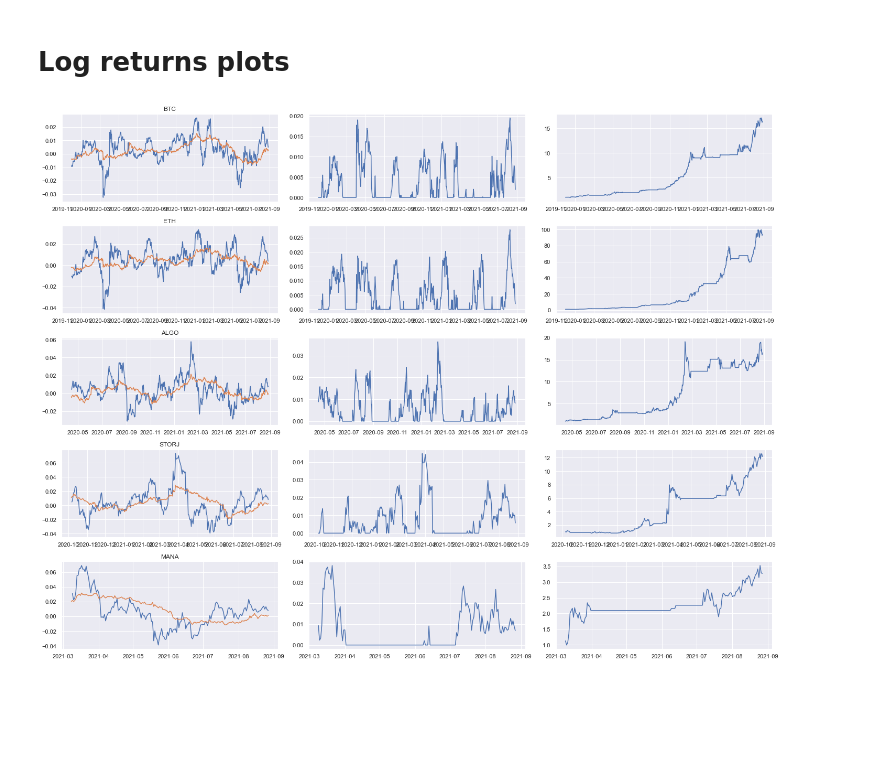
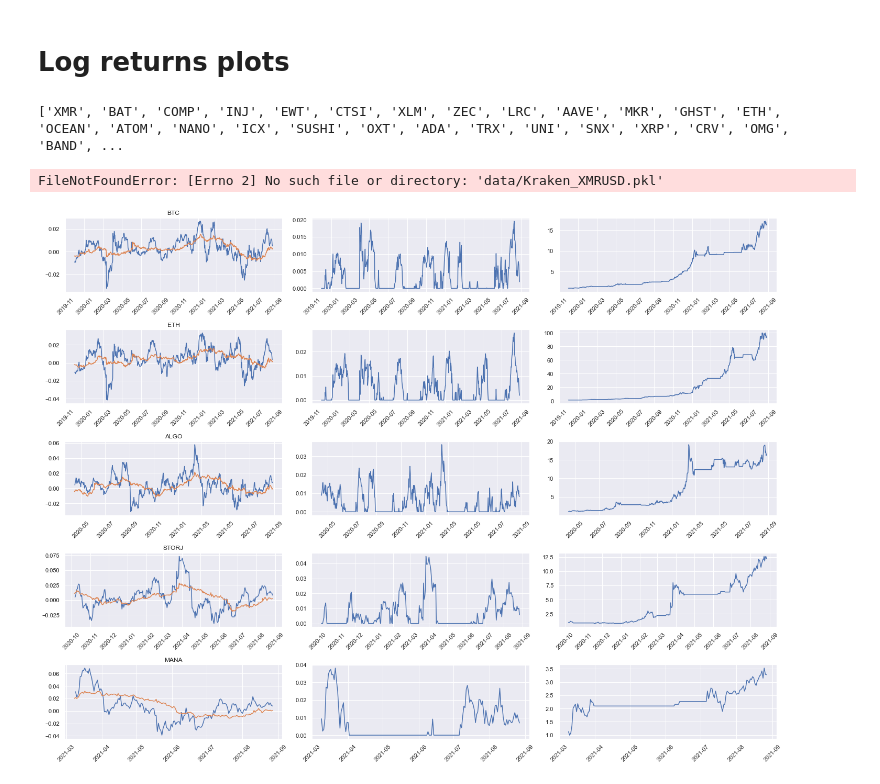
Before and after one commit to johannesfs/FreyStyler.crypto, a Jupyter notebook: notebooks/Crypto momentum.ipynb, the cells around one changed output. Drawn from its saved outputs; the diff is of its cells as text; code cells hidden in the pictures; blank space fills up the shorter version.

```diff
--- a/notebooks/Crypto momentum.ipynb
+++ b/notebooks/Crypto momentum.ipynb
@@ -13,18 +13,25 @@ sns.set_theme()
 short_window = 21
 long_window = 84
 
-currencies = ["BTC", "ETH", "ALGO", "STORJ", "MANA"]
+with open("data/pairs.pkl", "rb") as file:
+    currencies = pkl.load(file)
+print(currencies)
+#currencies = ["BTC", "ETH", "ALGO", "STORJ", "MANA"]
 data = {}
 
 for currency in currencies:
     with open(f"data/Kraken_{currency}USD.pkl", "rb") as file:
         data[currency] = pkl.load(file)
+# %% [output]
+['XMR', 'BAT', 'COMP', 'INJ', 'EWT', 'CTSI', 'XLM', 'ZEC', 'LRC', 'AAVE', 'MKR', 'GHST', 'ETH', 'OCEAN', 'ATOM', 'NANO', 'ICX', 'SUSHI', 'OXT', 'ADA', 'TRX', 'UNI', 'SNX', 'XRP', 'CRV', 'OMG', 'BAND', ...
+FileNotFoundError: [Errno 2] No such file or directory: 'data/Kraken_XMRUSD.pkl'
 # %%
 def plot_signal(log_returns):
     signal = log_returns["log_returns"].rolling(window=short_window).mean() - log_returns["log_returns"].rolling(window=long_window).mean()
     signal = signal[long_window:]
     plt.plot(log_returns["log_returns"].rolling(window=short_window).mean()[long_window:])
     plt.plot(log_returns["log_returns"].rolling(window=long_window).mean())
+    plt.xticks(rotation=45)
     signal[signal<=0] = 0
     return signal
 # %%
@@ -35,19 +42,21 @@ def calc_performance(signal, returns):
 # %%
 f = plt.figure(figsize=(20, len(data)*3))
 gs = f.add_gridspec(len(data), 3)
 
 for idx, currency in enumerate(data):
     ax = f.add_subplot(gs[idx, 0])
     ax.set_title(currency)
     signal = plot_signal(data[currency])
 
     ax = f.add_subplot(gs[idx, 1])
     plt.plot(signal)
+    plt.xticks(rotation=45)
 
     ax = f.add_subplot(gs[idx, 2])
     plt.plot(calc_performance(signal, data[currency]["close"].pct_change()))
+    plt.xticks(rotation=45)
 
 f.tight_layout()
 plt.show()
 # %% [output]
-[figure, old version]
+[figure, new version]
```
Also changed, not shown: 7 other files.
